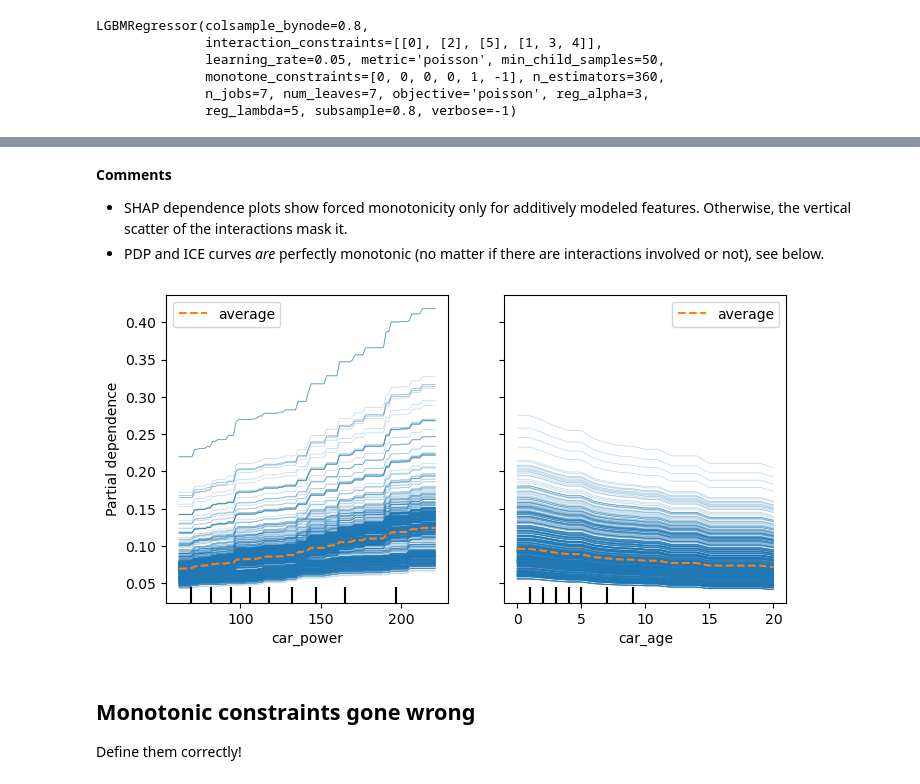
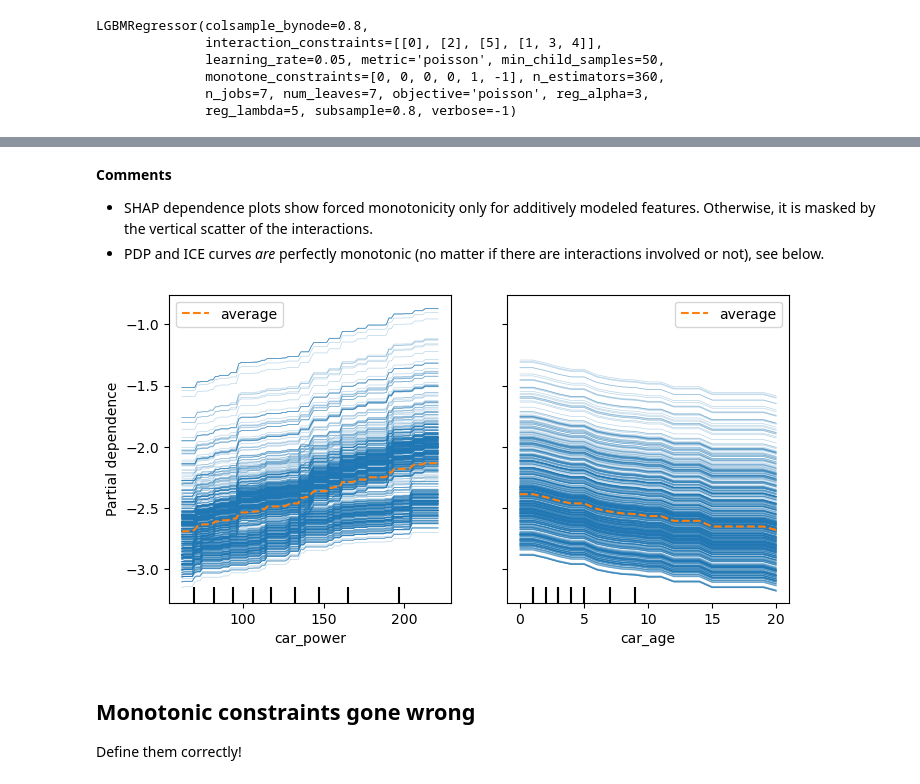
Before and after one commit to samathizer/boosted-trees, a Jupyter notebook: notebook.ipynb, the cells around one changed output, grey strips where cells are left out. Drawn from its saved outputs; the diff is of its cells as text; code cells hidden in the pictures.

Commit message:
ICE and PDP on log-scale

```diff
--- a/notebook.ipynb
+++ b/notebook.ipynb
@@ -205,4 +209,34 @@ The PDP and ICE plots below are on original scale, unlike SHAP dependence plots
 
 Note. Instead of `year`, we will have a look at ICE/PDP of `car_power`. It will become relevant below when we study monotonicity.
+# %%
+import numpy as np
+from sklearn.base import RegressorMixin
+
+
+class LogRegressor(RegressorMixin):
+    """
+    A wrapper class for a Scikit-Learn regressor that evaluates predictions on a log scale.
+
+    Parameters
+    ----------
+    regressor : object
+        A Scikit-Learn regressor object that has already been fit to data.
+
+    Methods
+    -------
+    predict(X)
+        Make predictions for the given input data X.
+    """
+
+    def __init__(self, regressor):
+        self.regressor = regressor
+        self.fitted_ = True
+
+    def predict(self, X):
+        predictions = self.regressor.predict(X)
+        return np.log(predictions)
+
+    def fit(self, X, y):
+        return self
 # %%
 from sklearn.inspection import PartialDependenceDisplay
@@ -249,16 +288,16 @@ shap.plots.scatter(shap_val_mc[:, [4, 5]], color=shap_val_mc, ymin=-0.5, ymax=1)
 # %% [markdown]
 **Comments**
 
-- SHAP dependence plots show forced monotonicity only for additively modeled features. Otherwise, the vertical scatter of the interactions mask it.
+- SHAP dependence plots show forced monotonicity only for additively modeled features. Otherwise, it is masked by the vertical scatter of the interactions.
 - PDP and ICE curves *are* perfectly monotonic (no matter if there are interactions involved or not), see below.
 # %%
 fig, ax = plt.subplots(figsize=(8, 4))
 
 _ = PartialDependenceDisplay.from_estimator(
-    model_mc, X_explain, ["car_power", "car_age"], kind="both", ax=ax
+    LogRegressor(model_mc), X_explain, ["car_power", "car_age"], kind="both", ax=ax
 )
 # %% [output]
-[figure, old version]
+[figure, new version]
 # %% [markdown]
 ## Monotonic constraints gone wrong
 
```
Also changed, not shown: parts of 10 cells of this notebook.
